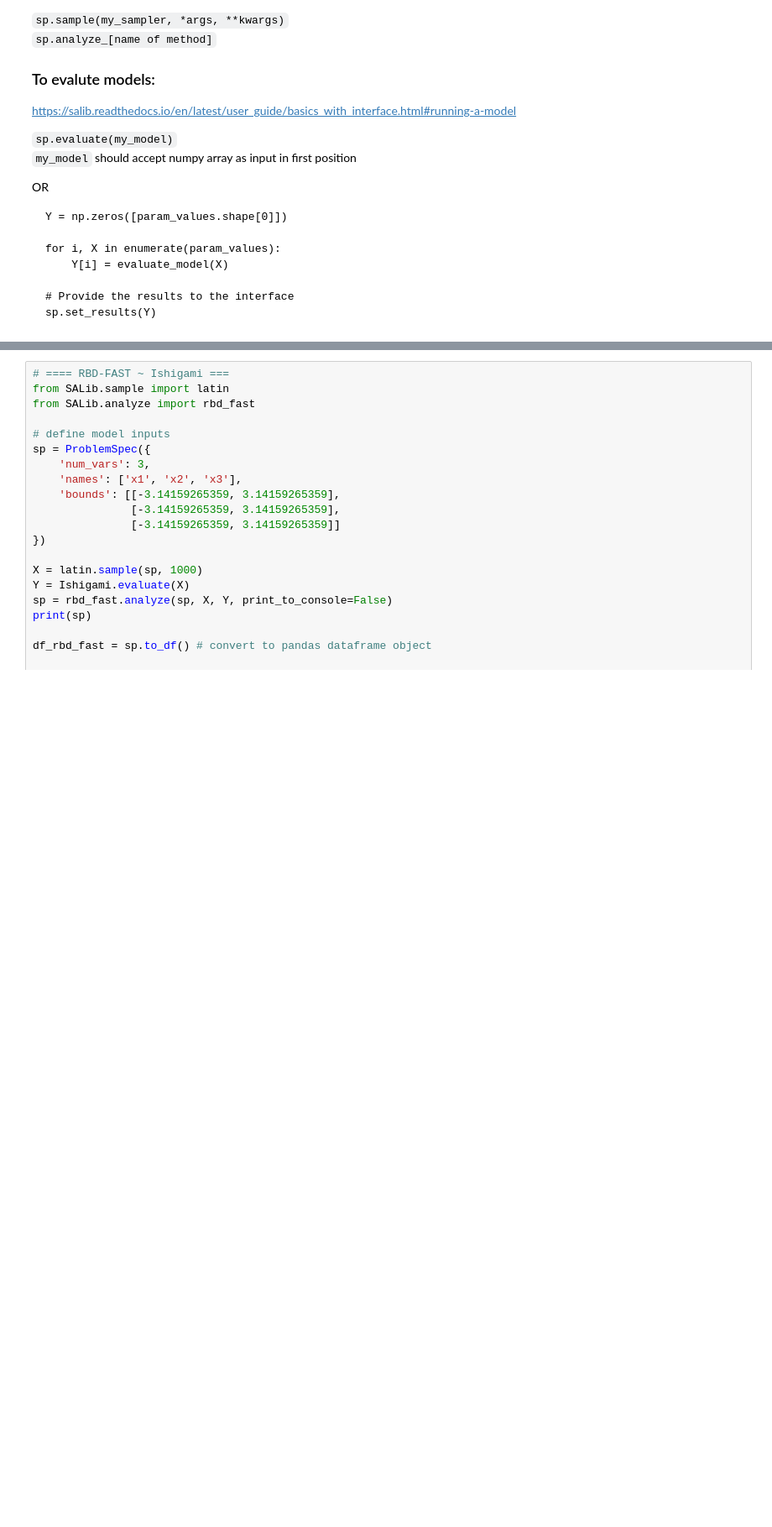
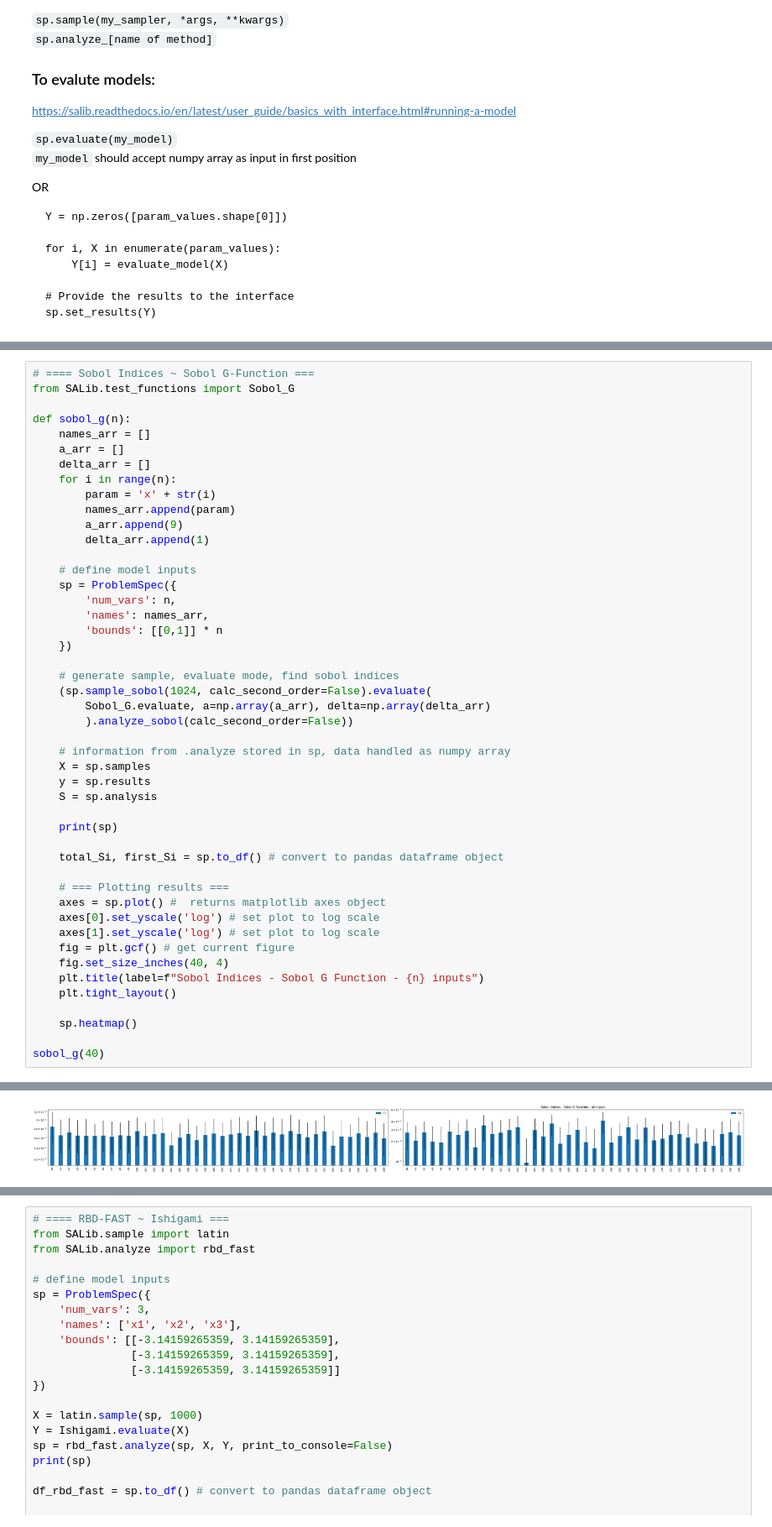
Before and after one commit to AllmieBloom/summer24, a Jupyter notebook: salib_exploration.ipynb, the cells around one changed output, grey strips where cells are left out. Shown: that part at 84% size. Saved outputs shown, nothing was run; the diff lists cells and outputs as text; blank space fills up the shorter version.

```diff
--- a/salib_exploration.ipynb
+++ b/salib_exploration.ipynb
@@ -87,0 +149,48 @@ x3  0.006142  0.053794
+# %%
+# ==== Sobol Indices ~ Sobol G-Function ===
+from SALib.test_functions import Sobol_G
+
+def sobol_g(n):
+    names_arr = []
+    a_arr = []
+    delta_arr = []
+    for i in range(n):
+        param = 'x' + str(i)
+        names_arr.append(param)
+        a_arr.append(9)
+        delta_arr.append(1)
+
+    # define model inputs
+    sp = ProblemSpec({
+        'num_vars': n,
+        'names': names_arr,
+        'bounds': [[0,1]] * n
+    })
+
+    # generate sample, evaluate mode, find sobol indices
+    (sp.sample_sobol(1024, calc_second_order=False).evaluate(
+        Sobol_G.evaluate, a=np.array(a_arr), delta=np.array(delta_arr)
+        ).analyze_sobol(calc_second_order=False))
+
+    # information from .analyze stored in sp, data handled as numpy array
+    X = sp.samples
+    y = sp.results
+    S = sp.analysis
+
+    print(sp)
+
+    total_Si, first_Si = sp.to_df() # convert to pandas dataframe object
+
+    # === Plotting results ===
+    axes = sp.plot() #  returns matplotlib axes object
+    axes[0].set_yscale('log') # set plot to log scale
+    axes[1].set_yscale('log') # set plot to log scale
+    fig = plt.gcf() # get current figure
+    fig.set_size_inches(40, 4)
+    plt.title(label=f"Sobol Indices - Sobol G Function - {n} inputs")
+    plt.tight_layout()
+
+    sp.heatmap()
+
+sobol_g(40)
+# %% [output]
@@ -87,0 +214 @@ x3  0.006142  0.053794
+[figure, added]
```
Also changed, not shown: parts of 9 cells of this notebook, 1 other file.
